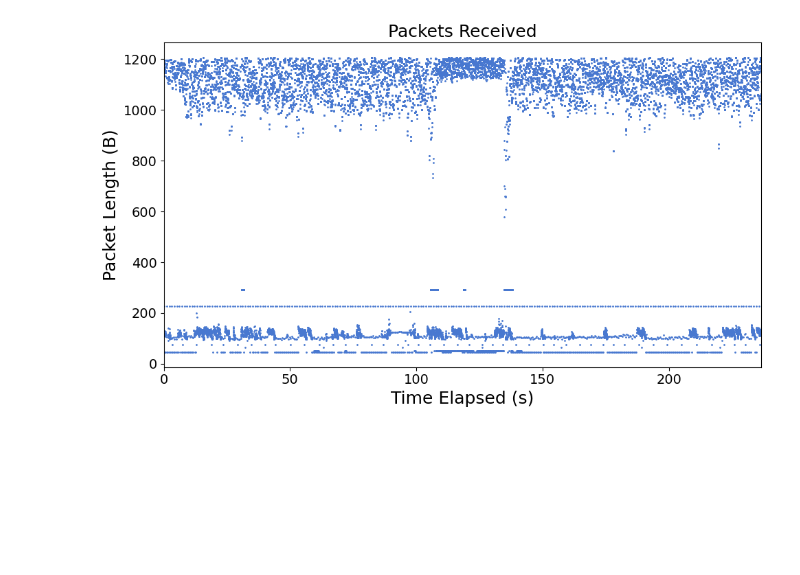
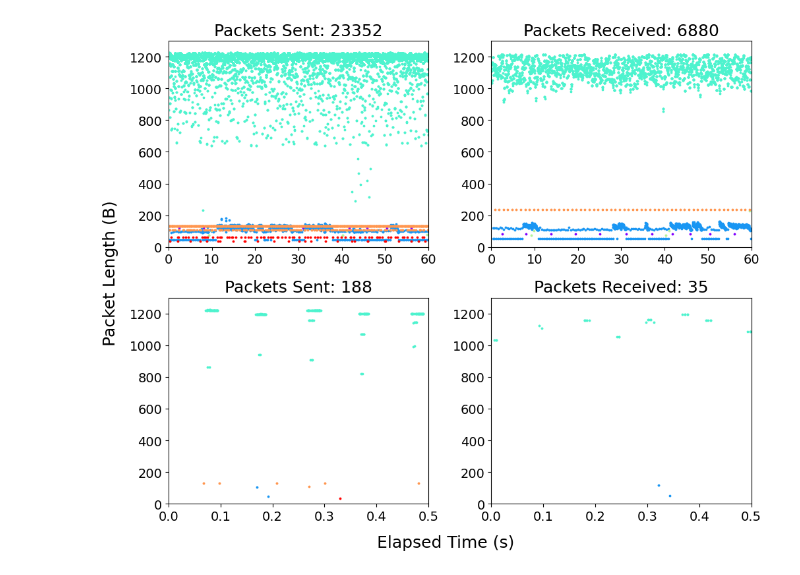
Before and after one commit to AlSchlo/webrtc-prud, a Jupyter notebook: googlemeets_analytics.ipynb, the cells around one changed output. Cells and saved outputs as stored; diff of their text form; code cells hidden in the pictures; blank space fills up the shorter version.

```diff
--- a/googlemeets_analytics.ipynb
+++ b/googlemeets_analytics.ipynb
@@ -47,14 +63,34 @@ y = lengths[0:(len(lengths)//3)]
 # %%
-fig, ax = plt.subplots()
-elapsed = [(e - x[0]).total_seconds() for e in x]
+unique_types = np.unique(np.concatenate((receiver[:, 2], sender[:, 2]), axis=0))
+color_map = cm.rainbow(np.linspace(0, 1, len(unique_types)))
+def scatter(data, title, ax, dur=duration):
+    elapsed_times, lengths, types = data[:, 0].astype(float), data[:, 1].astype(int), data[:, 2]
+    for i, t in enumerate(unique_types):
+        mask = types == t
+        elapsed = elapsed_times[mask]
+        packet_length = lengths[mask]
+        ax.scatter(elapsed, packet_length, color=color_map[i], s=3)
 
-ax.scatter(elapsed, y, color=blue, s=1)
-ax.set_title("Packets Received")
-ax.set_xlabel("Time Elapsed (s)")
-ax.set_ylabel("Packet Length (B)")
-
-plt.xlim(0, elapsed[-1])
-plt.tight_layout()
-plt.show()
+    ax.set_title(title + ": " + str(len(data)))
+    ax.set_xlim(0, dur)
+    ax.set_ylim(0, max_packet_length + 75)
-# %% [output]
-[figure, removed]
+# %%
+fig, ax = plt.subplots(2, 2, figsize=(10, 8))
+
+scatter(sender, "Packets Sent", ax[0][0])
+scatter(receiver, "Packets Received", ax[0][1])
+
+dur = 0.5
+sender_short = sender[sender[:, 0].astype(float) < dur]
+receiver_short = receiver[receiver[:, 0].astype(float) < dur]
+
+scatter(sender_short, "Packets Sent", ax[1][0], dur=dur)
+scatter(receiver_short, "Packets Received", ax[1][1], dur=dur)
+
+fig.text(0.5, -0.02, 'Elapsed Time (s)', ha='center', fontsize=18)
+fig.text(-0.02, 0.5, 'Packet Length (B)', va='center', rotation='vertical', fontsize=18)
+
+plt.tight_layout()
+plt.show()
+# %% [output]
+[figure, added]
```
Also changed, not shown: parts of 23 cells of this notebook.
